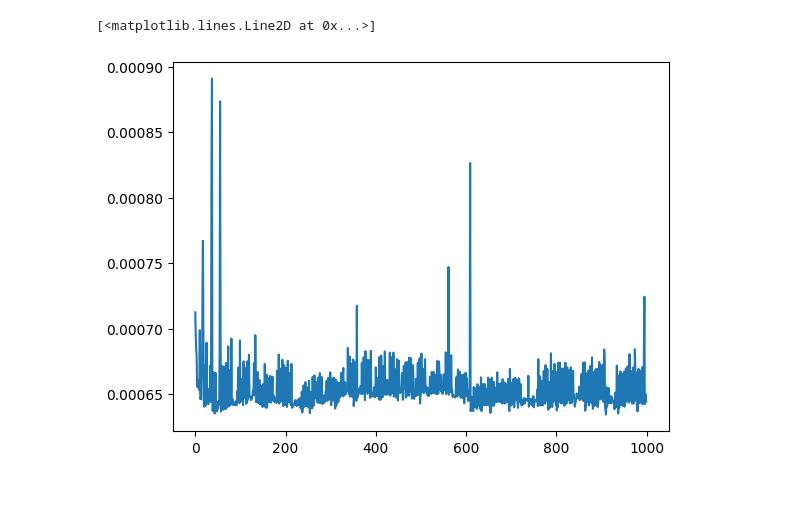
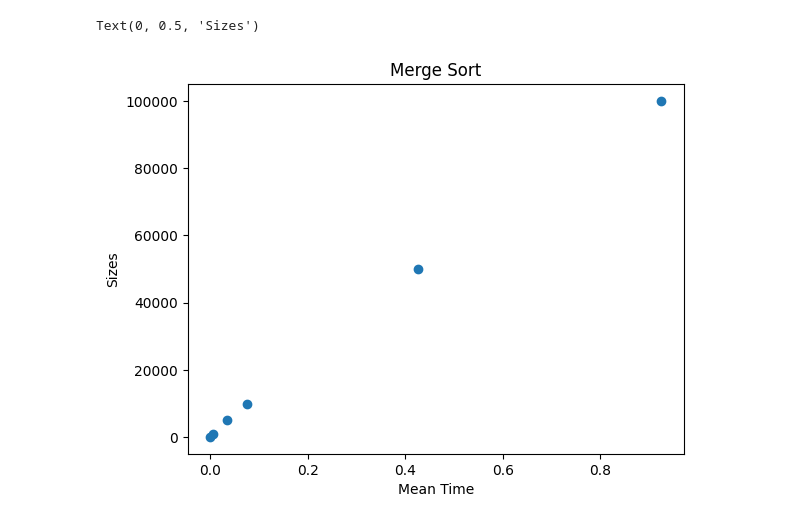
Before and after one commit to romulolassoares/trabalho-apa, a Jupyter notebook: main.ipynb, the cells around one changed output. Cells and saved outputs as stored; diff of their text form; code cells hidden in the pictures; blank space fills up the shorter version.

```diff
--- a/main.ipynb
+++ b/main.ipynb
@@ -7,5 +5,9 @@ merge_100 = pd.read_csv('./results/merge_100.csv', index_col=False)
-# %%
-plt.plot(merge_100['t'], merge_100['Time'])
-# %% [output]
-[<matplotlib.lines.Line2D at 0x...>]
-[figure, removed]
+# %%
+merge_100 = pd.read_csv('./results/merge_100.csv', index_col=False)
+merge_1000 = pd.read_csv('./results/merge_1000.csv', index_col=False)
+merge_5000 = pd.read_csv('./results/merge_5000.csv', index_col=False)
+merge_10000 = pd.read_csv('./results/merge_10000.csv', index_col=False)
+merge_50000 = pd.read_csv('./results/merge_50000.csv', index_col=False)
+merge_100000 = pd.read_csv('./results/merge_100000.csv', index_col=False)
+
+merge = [merge_100, merge_1000, merge_5000, merge_10000, merge_50000, merge_100000]
@@ -11,0 +23,6 @@ plt.plot(merge_100['t'], merge_100['Time'])
+# %%
+result_merge = []
+for element in merge:
+   result_merge.append([element['Size'].mean(), element['Time'].mean()])
+
+result_merge_df = pd.DataFrame(result_merge, columns=['Size', 'Time'])
@@ -11,0 +35,10 @@ plt.plot(merge_100['t'], merge_100['Time'])
+# %%
+n = result_merge_df['Size']
+x = result_merge_df['Time']
+plt.plot(result_merge_df['Time'], n, 'o')
+plt.title("Merge Sort")
+plt.xlabel("Mean Time")
+plt.ylabel("Sizes")
+# %% [output]
+Text(0, 0.5, 'Sizes')
+[figure, added]
```
Also changed, not shown: parts of 4 cells of this notebook, 3 other files.
